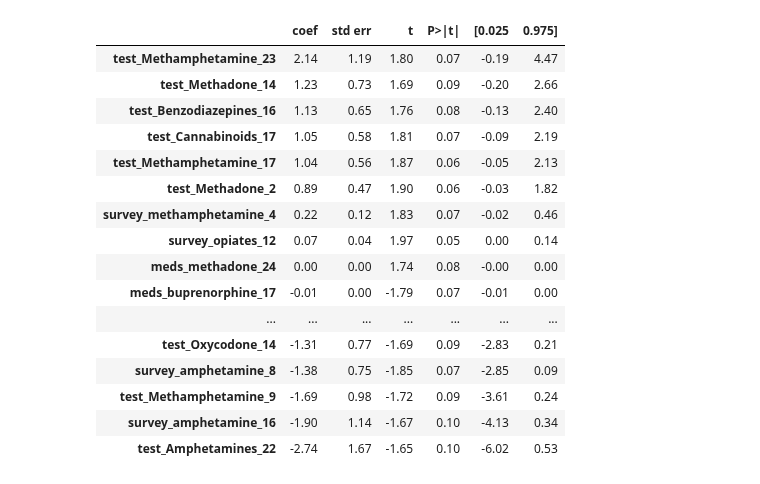
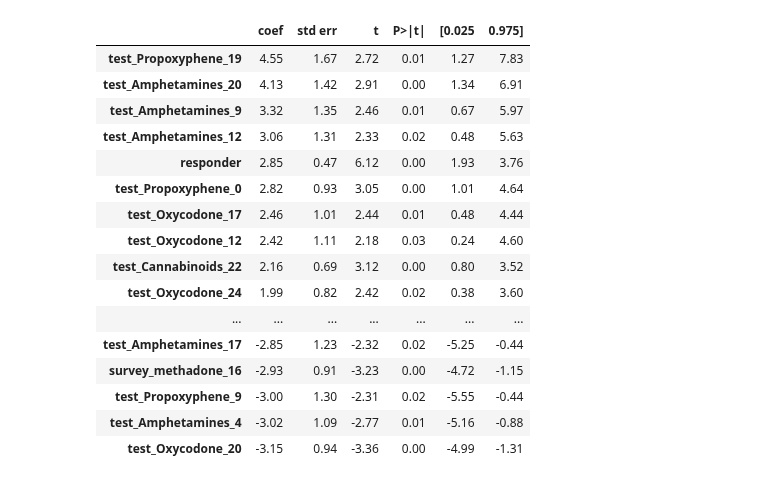
Before and after one commit to DanHerman212/oud_treatment_outcome, a Jupyter notebook: notebooks/6_statsmodels_linear_regression.ipynb, the cells around one changed output. Drawn from its saved outputs; the diff is of its cells as text; code cells hidden in the pictures.

```diff
--- a/notebooks/6_statsmodels_linear_regression.ipynb
+++ b/notebooks/6_statsmodels_linear_regression.ipynb
@@ -64,25 +64,25 @@ results_as_html = results_summary.tables[1].as_html()
 results = pd.read_html(results_as_html, header=0, index_col=0)[0]
 # %%
 # sort results where p<|t| is between 0.05 and 0.1
-results[results['P>|t|'].between(0.05, 0.1)].sort_values(by='coef', ascending=False)
+results[results['P>|t|'].between(0.0, 0.05)].sort_values(by='coef', ascending=False)
 # %% [output]
 |  | coef | std err | t | P>|t| | [0.025 | 0.975] |
-| test_Methamphetamine_23 | 2.14 | 1.19 | 1.80 | 0.07 | -0.19 | 4.47 |
-| test_Methadone_14 | 1.23 | 0.73 | 1.69 | 0.09 | -0.20 | 2.66 |
-| test_Benzodiazepines_16 | 1.13 | 0.65 | 1.76 | 0.08 | -0.13 | 2.40 |
-| test_Cannabinoids_17 | 1.05 | 0.58 | 1.81 | 0.07 | -0.09 | 2.19 |
-| test_Methamphetamine_17 | 1.04 | 0.56 | 1.87 | 0.06 | -0.05 | 2.13 |
-| test_Methadone_2 | 0.89 | 0.47 | 1.90 | 0.06 | -0.03 | 1.82 |
-| survey_methamphetamine_4 | 0.22 | 0.12 | 1.83 | 0.07 | -0.02 | 0.46 |
-| survey_opiates_12 | 0.07 | 0.04 | 1.97 | 0.05 | 0.00 | 0.14 |
-| meds_methadone_24 | 0.00 | 0.00 | 1.74 | 0.08 | -0.00 | 0.00 |
-| meds_buprenorphine_17 | -0.01 | 0.00 | -1.79 | 0.07 | -0.01 | 0.00 |
+| test_Propoxyphene_19 | 4.55 | 1.67 | 2.72 | 0.01 | 1.27 | 7.83 |
+| test_Amphetamines_20 | 4.13 | 1.42 | 2.91 | 0.00 | 1.34 | 6.91 |
+| test_Amphetamines_9 | 3.32 | 1.35 | 2.46 | 0.01 | 0.67 | 5.97 |
+| test_Amphetamines_12 | 3.06 | 1.31 | 2.33 | 0.02 | 0.48 | 5.63 |
+| responder | 2.85 | 0.47 | 6.12 | 0.00 | 1.93 | 3.76 |
+| test_Propoxyphene_0 | 2.82 | 0.93 | 3.05 | 0.00 | 1.01 | 4.64 |
+| test_Oxycodone_17 | 2.46 | 1.01 | 2.44 | 0.01 | 0.48 | 4.44 |
+| test_Oxycodone_12 | 2.42 | 1.11 | 2.18 | 0.03 | 0.24 | 4.60 |
+| test_Cannabinoids_22 | 2.16 | 0.69 | 3.12 | 0.00 | 0.80 | 3.52 |
+| test_Oxycodone_24 | 1.99 | 0.82 | 2.42 | 0.02 | 0.38 | 3.60 |
 | ... | ... | ... | ... | ... | ... | ... |
-| test_Oxycodone_14 | -1.31 | 0.77 | -1.69 | 0.09 | -2.83 | 0.21 |
-| survey_amphetamine_8 | -1.38 | 0.75 | -1.85 | 0.07 | -2.85 | 0.09 |
-| test_Methamphetamine_9 | -1.69 | 0.98 | -1.72 | 0.09 | -3.61 | 0.24 |
-| survey_amphetamine_16 | -1.90 | 1.14 | -1.67 | 0.10 | -4.13 | 0.34 |
-| test_Amphetamines_22 | -2.74 | 1.67 | -1.65 | 0.10 | -6.02 | 0.53 |
+| test_Amphetamines_17 | -2.85 | 1.23 | -2.32 | 0.02 | -5.25 | -0.44 |
+| survey_methadone_16 | -2.93 | 0.91 | -3.23 | 0.00 | -4.72 | -1.15 |
+| test_Propoxyphene_9 | -3.00 | 1.30 | -2.31 | 0.02 | -5.55 | -0.44 |
+| test_Amphetamines_4 | -3.02 | 1.09 | -2.77 | 0.01 | -5.16 | -0.88 |
+| test_Oxycodone_20 | -3.15 | 0.94 | -3.36 | 0.00 | -4.99 | -1.31 |
 # %%
 # plot predictions vs actual
 fig = sns.regplot(x=y_preds, y=y_train, color='red', marker="^", scatter_kws={"s": 100})
```
Also changed, not shown: parts of 4 cells of this notebook.
